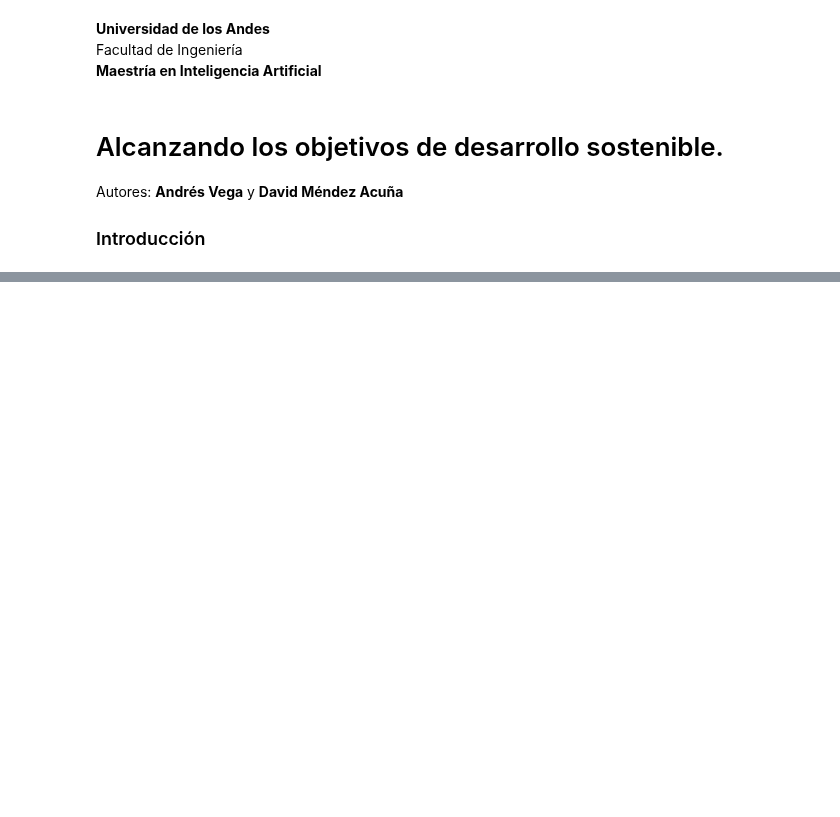
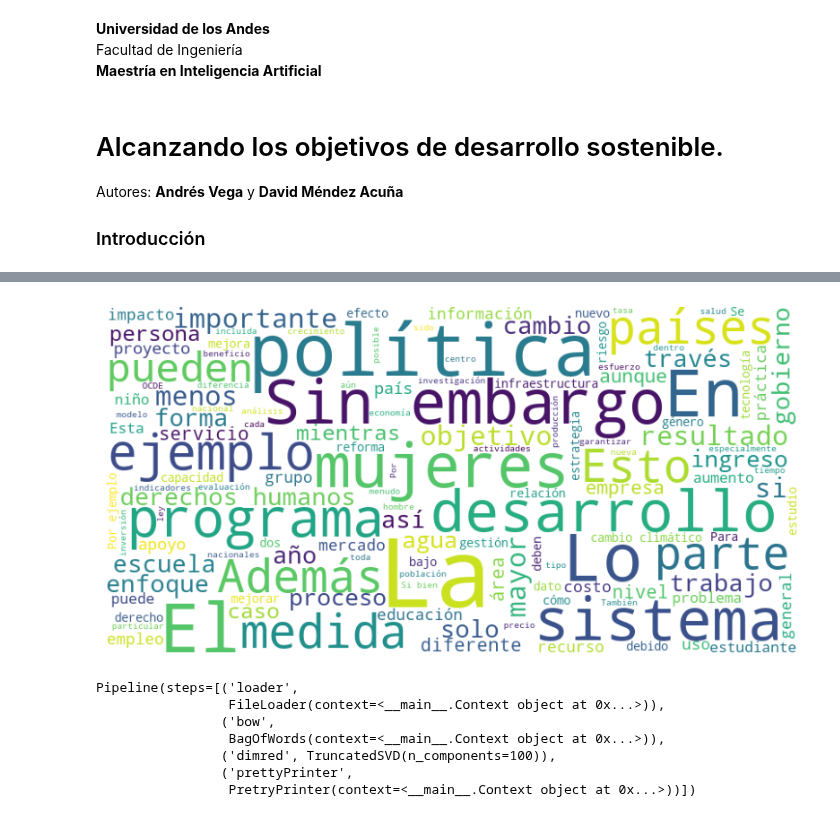
Before and after one commit to damenac/maia-uml, a Jupyter notebook: micro-proyectos/2_desarrollo_sostenible/2_clasificador_ods.ipynb, the cells around one changed output, grey strips where cells are left out. Drawn from its saved outputs; the diff is of its cells as text; code cells hidden in the pictures; blank space fills up the shorter version.

Commit message:
Pasos adicionales del pipeline

```diff
--- a/micro-proyectos/2_desarrollo_sostenible/2_clasificador_ods.ipynb
+++ b/micro-proyectos/2_desarrollo_sostenible/2_clasificador_ods.ipynb
@@ -55,5 +69,15 @@ class FileLoader(BaseEstimator, TransformerMixin) :
         ------------------------
         X : str
             La ruta del archivo que contiene los datos de entrenamiento.
+
+        Retornos
+        ------------------------
+        data_raw : pandas.DataFrame
+            Los datos de entrenamiento organizados de manera tabular en un data frame.
+
         '''
         Context.log(message='PASO 1: Cargar los datos de entrenamiento | Inicio de la ejecución')
+        data_raw = pd.read_excel('./data/textos.xlsx')
+        self.context.data_raw = data_raw
+        Context.log(message='PASO 1: Cargar los datos de entrenamiento | Fin de la ejecución')
+        return data_raw
@@ -60,7 +151,41 @@ class FileLoader(BaseEstimator, TransformerMixin) :
+# %%
+class PretryPrinter(BaseEstimator, TransformerMixin) :
+
+    def __init__(self, context) -> None :
+        self.context = context
+
+    def fit(self, X, y=None) :
+
+        wc_text = ' '.join(word for text in self.context.no_stopwords for word in text)
+
+        wordcloud = WordCloud(
+            width=800,
+            height=400,
+            background_color ='white',
+            min_font_size=10,
+            max_font_size=110
+        ).generate(wc_text)
+        plt.figure(figsize=(10, 10))
+        plt.imshow(wordcloud)
+        plt.axis('off')
+        plt.show()
+
+        return self
+
+    def transform(self, X, y=None) :
+         pass
 # %%
 context = Context()
+
+tsvd = TruncatedSVD(n_components=100)
+logreg = LogisticRegression(max_iter=500)
+
 steps = [
     ("loader", FileLoader(context)),
+    ("bow", BagOfWords(context)),
+    ("dimred", tsvd),
+    #("model", logreg)
+    ("prettyPrinter", PretryPrinter(context))
 ]
 pipeline = Pipeline(steps)
 pipeline.fit('./data/textos.xlsx')
@@ -69,0 +197,8 @@ Pipeline(steps=[('loader',
+[figure, added]
+Pipeline(steps=[('loader',
+                 FileLoader(context=<__main__.Context object at 0x...>)),
+                ('bow',
+                 BagOfWords(context=<__main__.Context object at 0x...>)),
+                ('dimred', TruncatedSVD(n_components=100)),
+                ('prettyPrinter',
+                 PretryPrinter(context=<__main__.Context object at 0x...>))])
```
Also changed, not shown: parts of 4 cells of this notebook.
